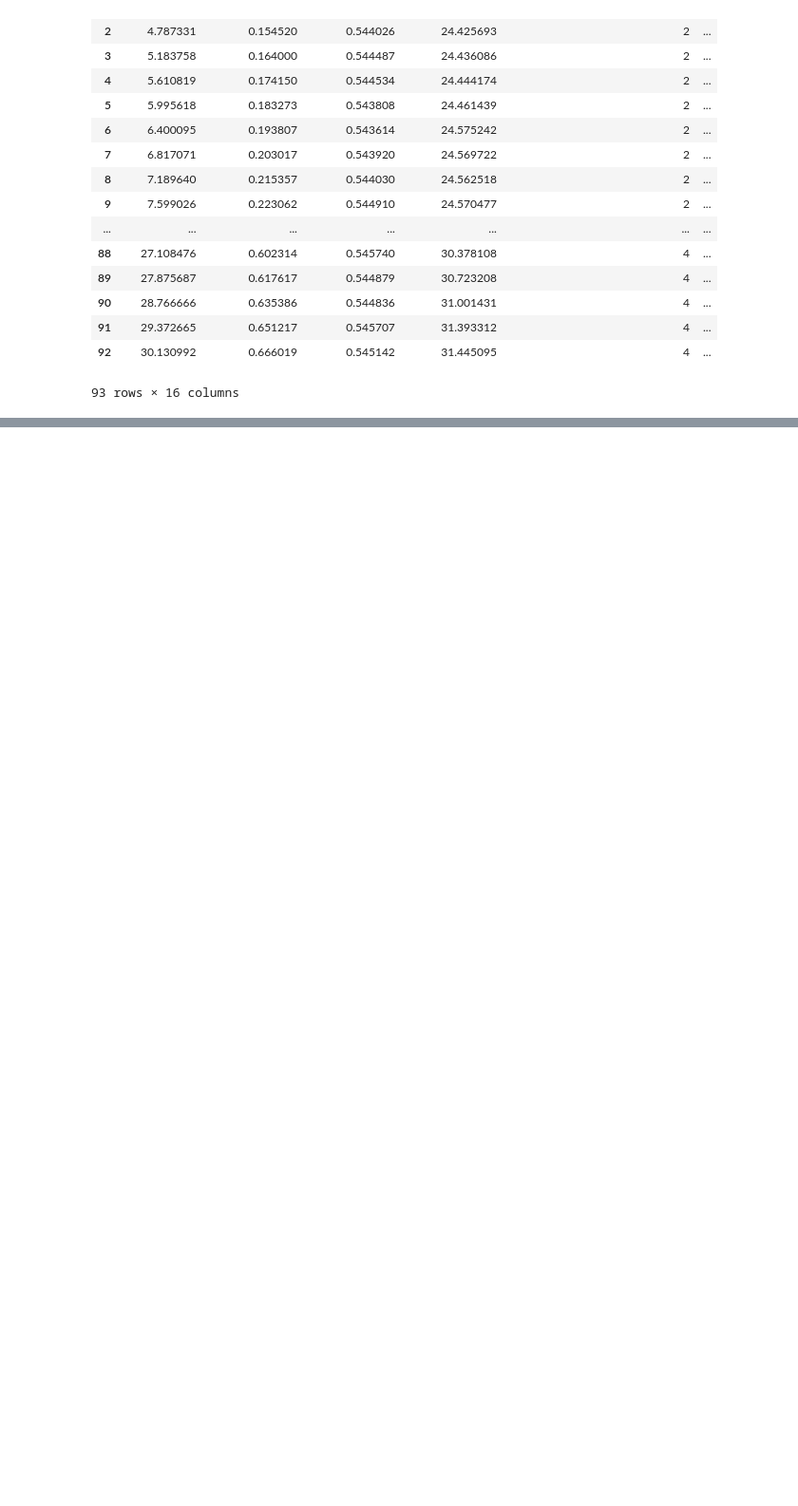
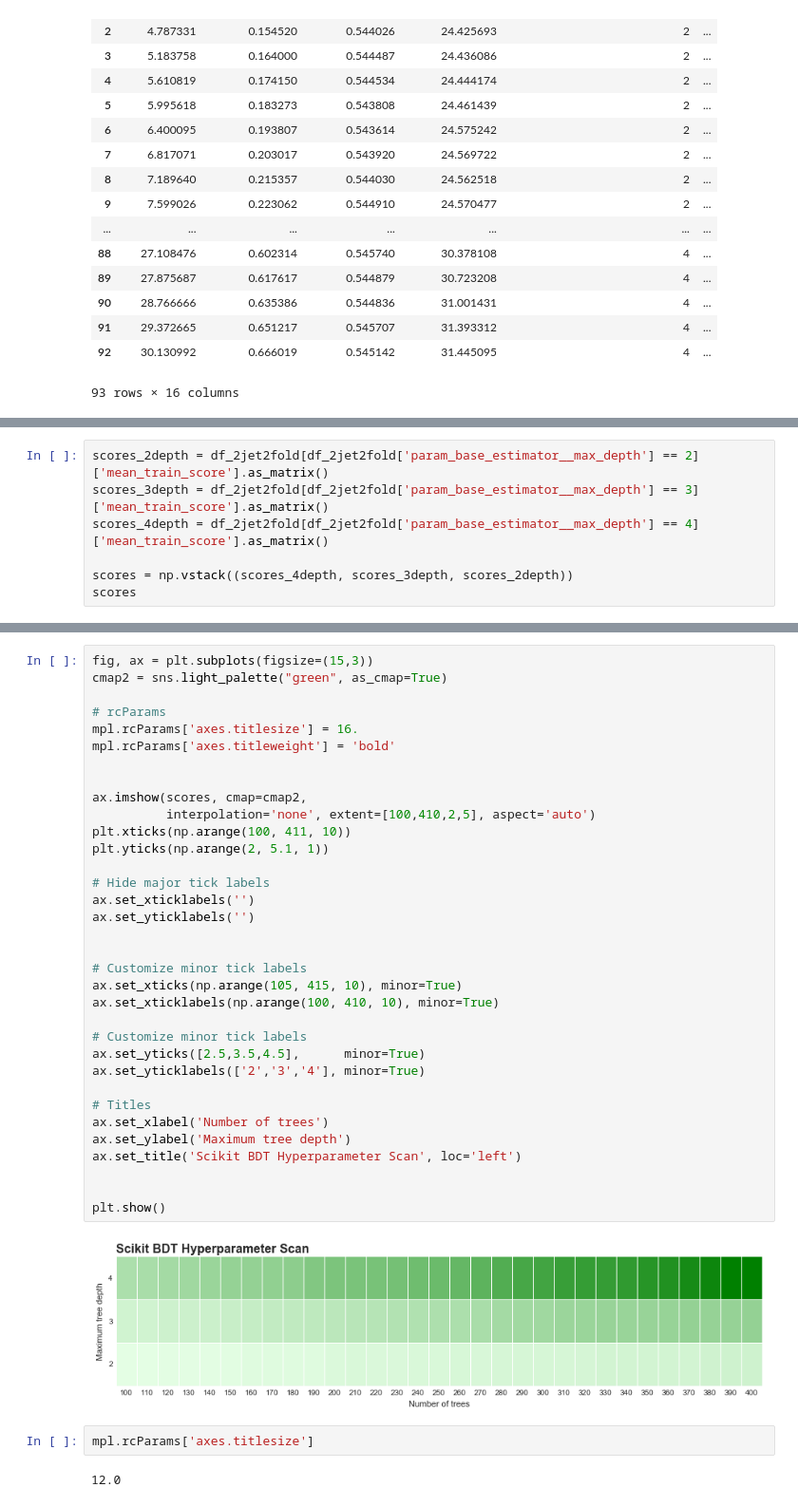
Before and after one commit to jimpala/msci-hep, a Jupyter notebook: skl_gridsearches/BDT_gridsearch_explore.ipynb, the cells around one changed output, grey strips where cells are left out. Shown at 95% size. Saved outputs shown, nothing was run; the diff lists cells and outputs as text; blank space fills up the shorter version.

```diff
--- a/skl_gridsearches/BDT_gridsearch_explore.ipynb
+++ b/skl_gridsearches/BDT_gridsearch_explore.ipynb
@@ -24,0 +42,7 @@ df_2jet2fold
+# %%
+scores_2depth = df_2jet2fold[df_2jet2fold['param_base_estimator__max_depth'] == 2]['mean_train_score'].as_matrix()
+scores_3depth = df_2jet2fold[df_2jet2fold['param_base_estimator__max_depth'] == 3]['mean_train_score'].as_matrix()
+scores_4depth = df_2jet2fold[df_2jet2fold['param_base_estimator__max_depth'] == 4]['mean_train_score'].as_matrix()
+
+scores = np.vstack((scores_4depth, scores_3depth, scores_2depth))
+scores
@@ -24,0 +67,40 @@ df_2jet2fold
+# %%
+fig, ax = plt.subplots(figsize=(15,3))
+cmap2 = sns.light_palette("green", as_cmap=True)
+
+# rcParams
+mpl.rcParams['axes.titlesize'] = 16.
+mpl.rcParams['axes.titleweight'] = 'bold'
+
+
+ax.imshow(scores, cmap=cmap2,
+          interpolation='none', extent=[100,410,2,5], aspect='auto')
+plt.xticks(np.arange(100, 411, 10))
+plt.yticks(np.arange(2, 5.1, 1))
+
+# Hide major tick labels
+ax.set_xticklabels('')
+ax.set_yticklabels('')
+
+
+# Customize minor tick labels
+ax.set_xticks(np.arange(105, 415, 10), minor=True)
+ax.set_xticklabels(np.arange(100, 410, 10), minor=True)
+
+# Customize minor tick labels
+ax.set_yticks([2.5,3.5,4.5],      minor=True)
+ax.set_yticklabels(['2','3','4'], minor=True)
+
+# Titles
+ax.set_xlabel('Number of trees')
+ax.set_ylabel('Maximum tree depth')
+ax.set_title('Scikit BDT Hyperparameter Scan', loc='left')
+
+
+plt.show()
+# %% [output]
+[figure, added]
+# %%
+mpl.rcParams['axes.titlesize']
+# %% [output]
+12.0
```
Also changed, not shown: parts of 4 cells of this notebook.
